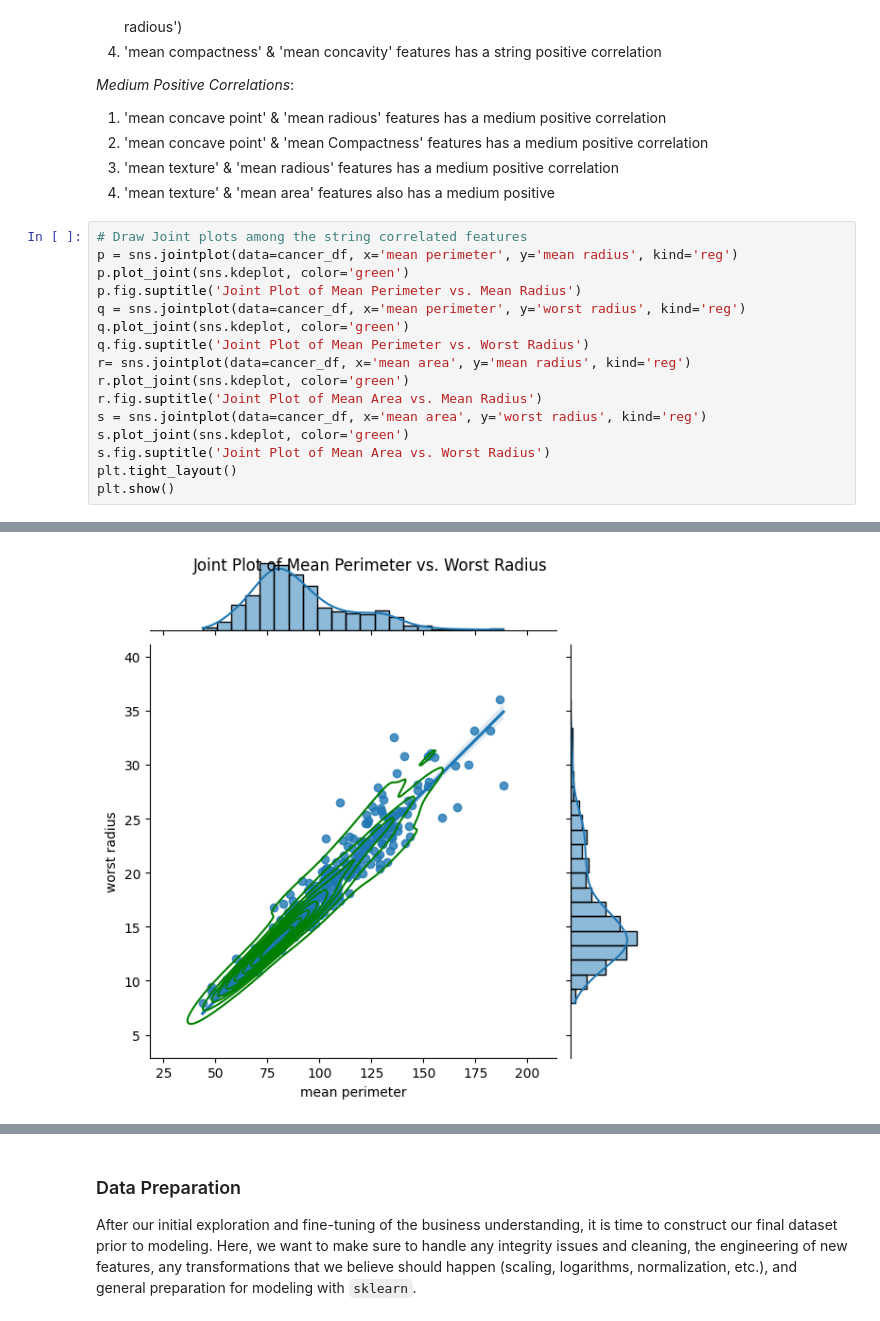
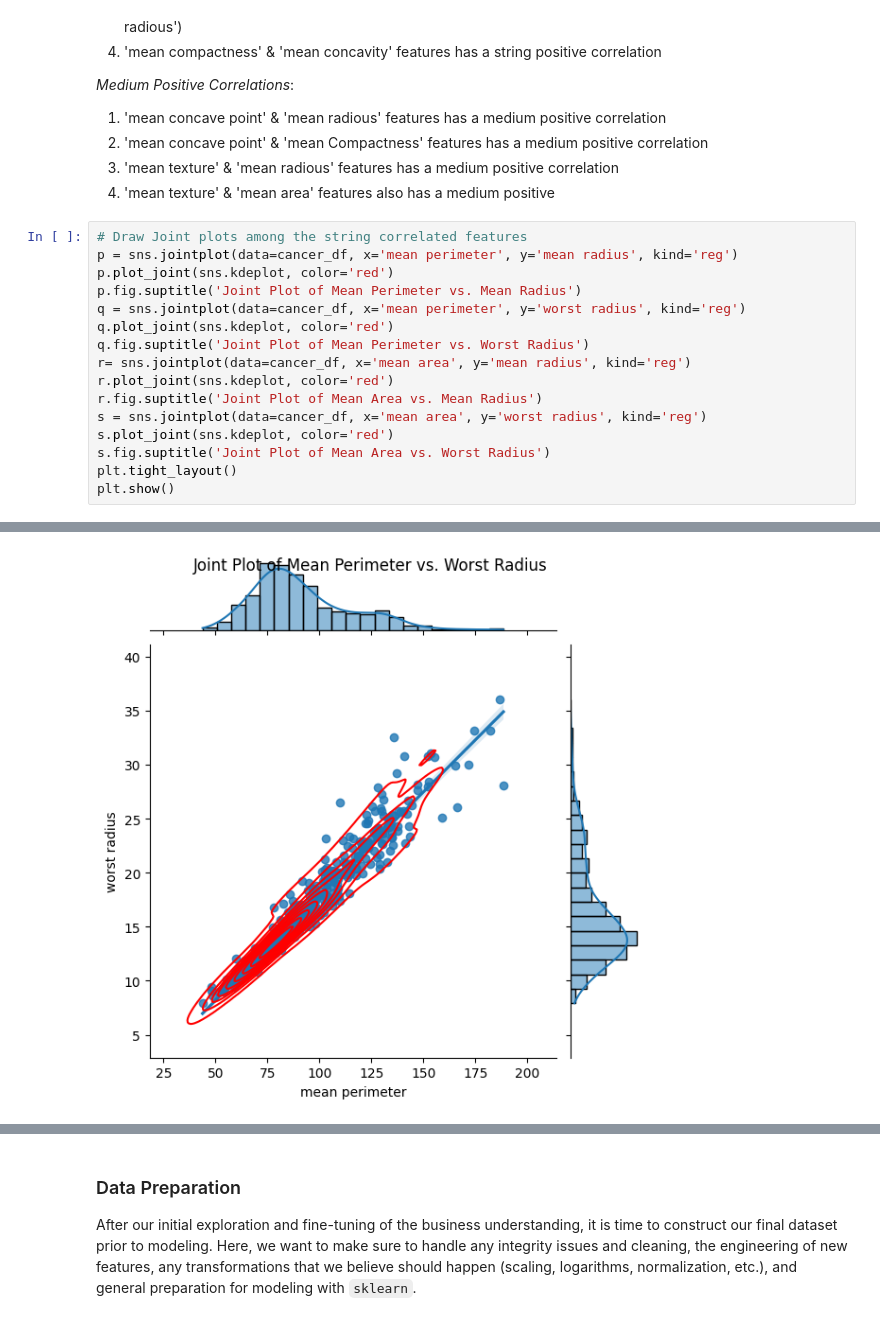
Before and after one commit to purnachand1186/Breast_Cancer_Analysis_ML, a Jupyter notebook: Breast_Cancer_Analysis.ipynb, the cells around one changed output, grey strips where cells are left out. Drawn from its saved outputs; the diff is of its cells as text.

```diff
--- a/Breast_Cancer_Analysis.ipynb
+++ b/Breast_Cancer_Analysis.ipynb
@@ -241,16 +241,16 @@ plt.show()
 # %%
 # Draw Joint plots among the string correlated features
 p = sns.jointplot(data=cancer_df, x='mean perimeter', y='mean radius', kind='reg')
-p.plot_joint(sns.kdeplot, color='green')
+p.plot_joint(sns.kdeplot, color='red')
 p.fig.suptitle('Joint Plot of Mean Perimeter vs. Mean Radius')
 q = sns.jointplot(data=cancer_df, x='mean perimeter', y='worst radius', kind='reg')
-q.plot_joint(sns.kdeplot, color='green')
+q.plot_joint(sns.kdeplot, color='red')
 q.fig.suptitle('Joint Plot of Mean Perimeter vs. Worst Radius')
 r= sns.jointplot(data=cancer_df, x='mean area', y='mean radius', kind='reg')
-r.plot_joint(sns.kdeplot, color='green')
+r.plot_joint(sns.kdeplot, color='red')
 r.fig.suptitle('Joint Plot of Mean Area vs. Mean Radius')
 s = sns.jointplot(data=cancer_df, x='mean area', y='worst radius', kind='reg')
-s.plot_joint(sns.kdeplot, color='green')
+s.plot_joint(sns.kdeplot, color='red')
 s.fig.suptitle('Joint Plot of Mean Area vs. Worst Radius')
 plt.tight_layout()
 plt.show()
@@ -259 +259 @@ plt.show()
-[figure, old version]
+[figure, new version]
```
Also changed, not shown: parts of 3 cells of this notebook.
